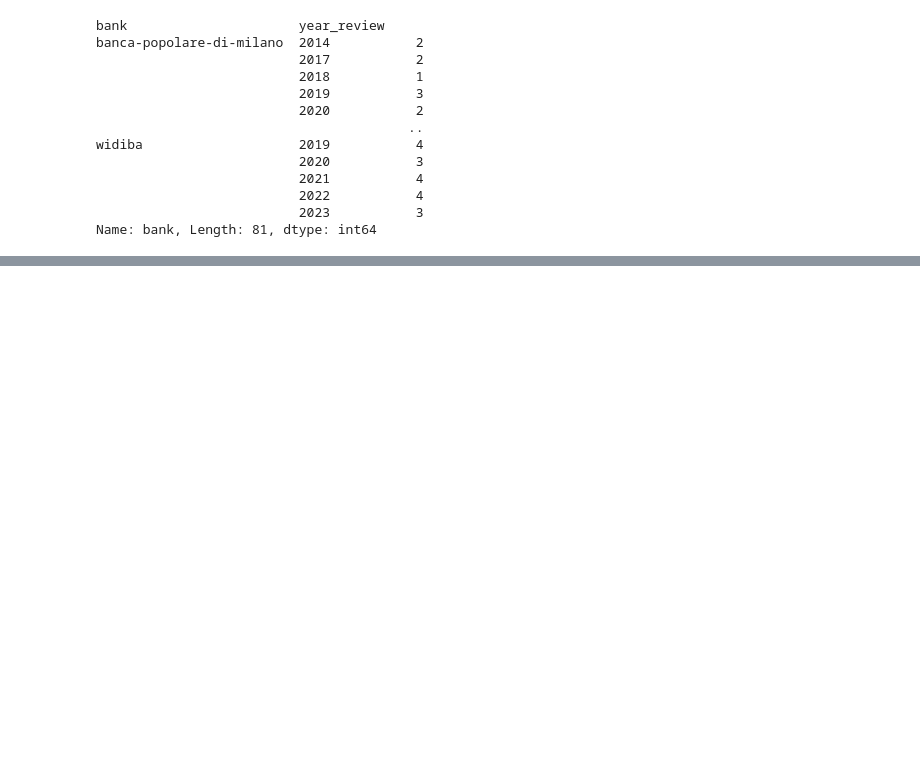
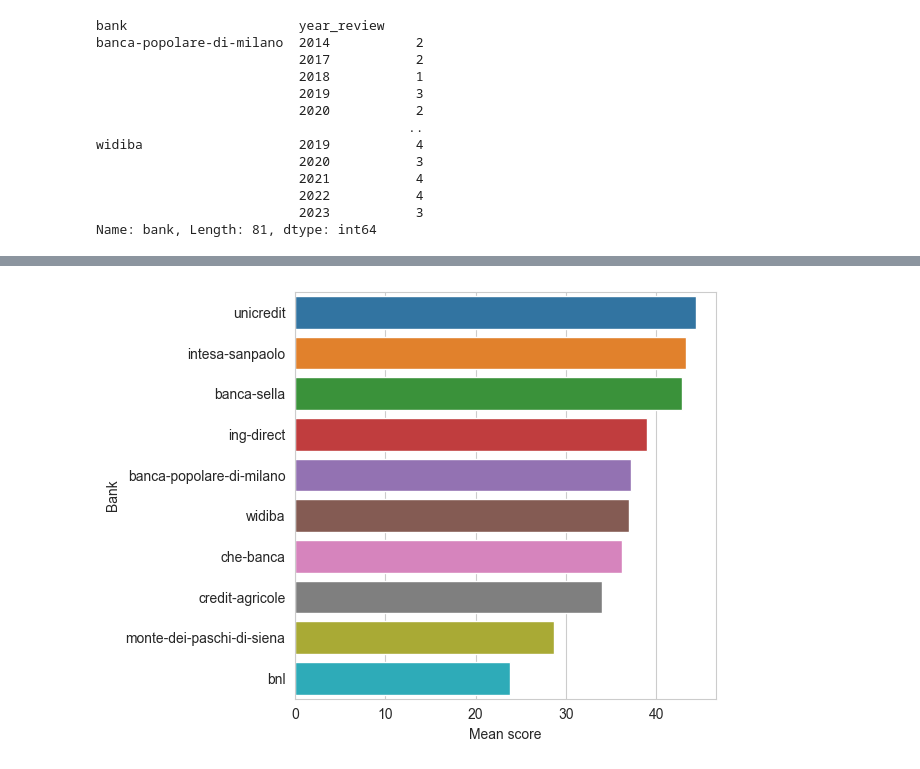
Before and after one commit to giuseppevallarelli/RighteousBanks, a Jupyter notebook: etl.ipynb, the cells around one changed output, grey strips where cells are left out. Cells and saved outputs as stored; diff of their text form; code cells hidden in the pictures; blank space fills up the shorter version.

```diff
--- a/etl.ipynb
+++ b/etl.ipynb
@@ -113,0 +247,9 @@ Name: bank, Length: 81, dtype: int64
+# %%
+scores_df['mean_score'] = (scores_df['home_banking'] + scores_df['support'] + scores_df['local_presence']) / 3.0
+# %%
+sns.barplot(scores_df, x='mean_score', y='bank_name', order=scores_df.sort_values('mean_score', ascending=False).bank_name)
+plt.xlabel("Mean score", size=10)
+plt.ylabel("Bank", size=10)
+plt.tight_layout()
+# %% [output]
+[figure, added]
```
Also changed, not shown: parts of 22 cells of this notebook.
